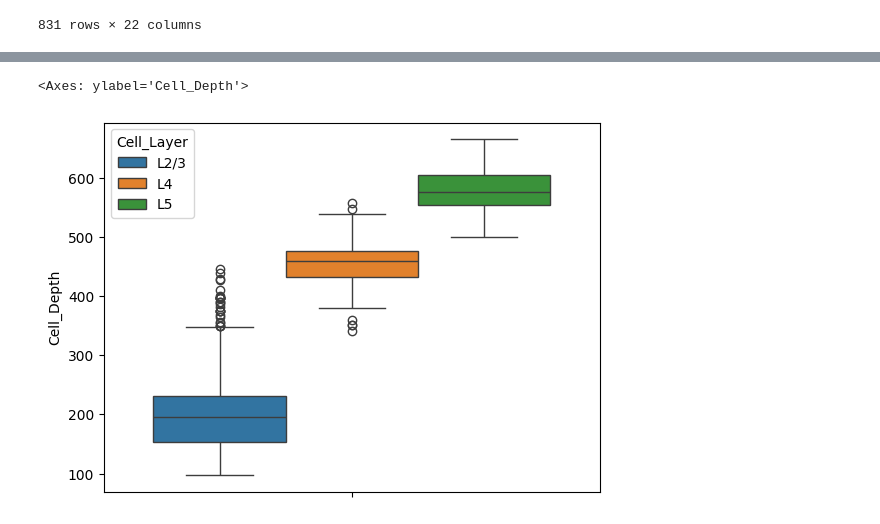
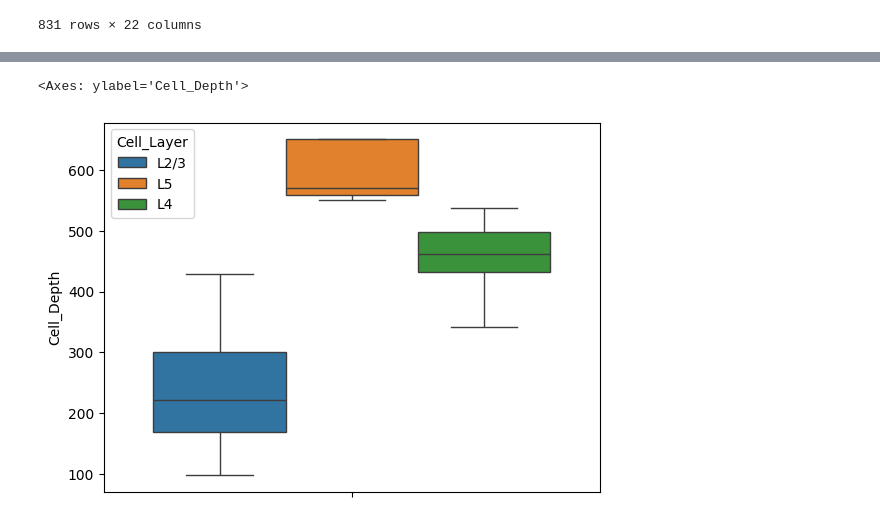
Before and after one commit to mariscoglio/bio482_cell_classifier, a Jupyter notebook: pca.ipynb, the cells around one changed output, grey strips where cells are left out. Cells and saved outputs as stored; diff of their text form; code cells hidden in the pictures.

Commit message:
AT and xCT data

```diff
--- a/pca.ipynb
+++ b/pca.ipynb
@@ -238,9 +258,9 @@ sns.heatmap(result_df.isna())
 # %%
 sns.boxplot(
-    data=result_df,
+    data=result_AT,
     y="Cell_Depth",
     hue="Cell_Layer"
 )
 # %% [output]
 <Axes: ylabel='Cell_Depth'>
-[figure, old version]
+[figure, new version]
```
Also changed, not shown: parts of 13 cells of this notebook, 3 other files.
